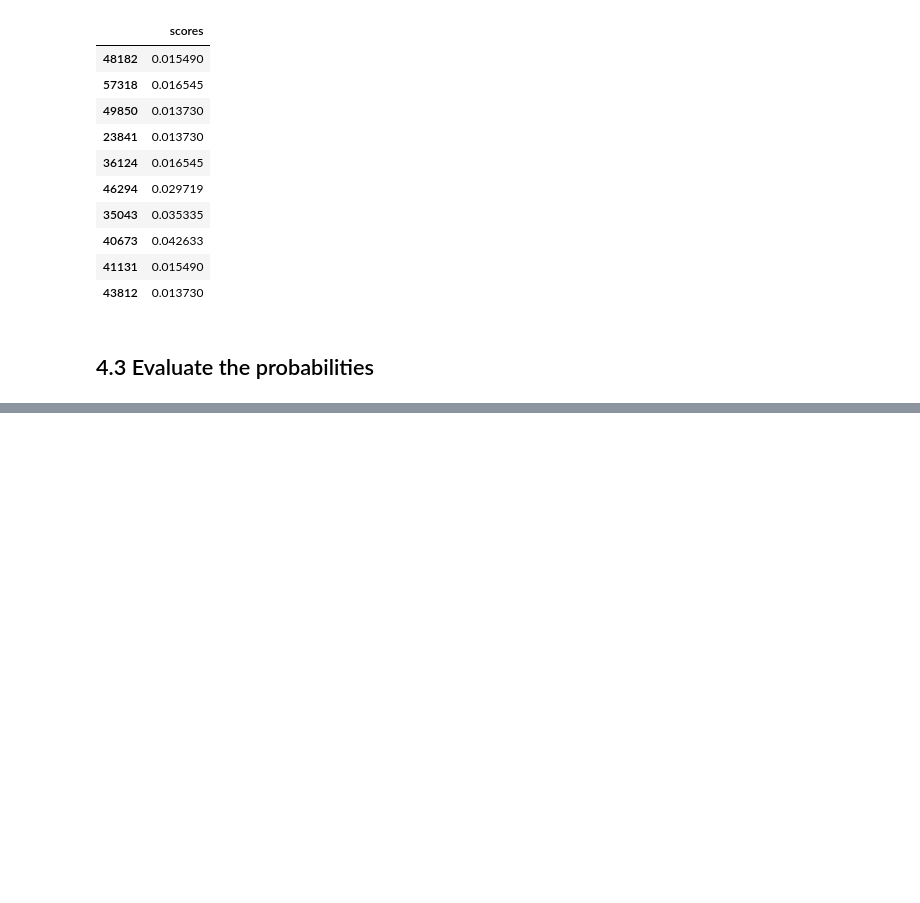
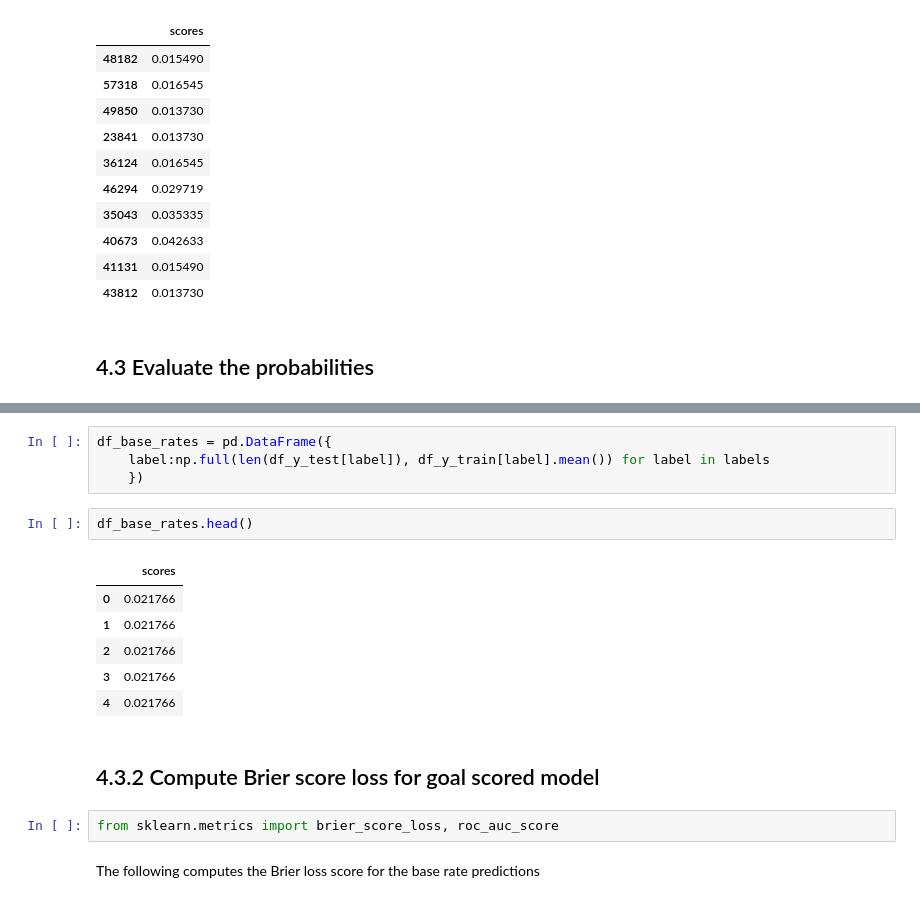
Before and after one commit to sotoblanco/FriendsOfTracking, a Jupyter notebook: notebooks/VAEP_3.ipynb, the cells around one changed output, grey strips where cells are left out. Drawn from its saved outputs; the diff is of its cells as text; blank space fills up the shorter version.

```diff
--- a/notebooks/VAEP_3.ipynb
+++ b/notebooks/VAEP_3.ipynb
@@ -328,0 +368,19 @@ df_predictions.head(10)
+# %%
+df_base_rates = pd.DataFrame({
+    label:np.full(len(df_y_test[label]), df_y_train[label].mean()) for label in labels
+    })
+# %%
+df_base_rates.head()
+# %% [output]
+|  | scores |
+| 0 | 0.021766 |
+| 1 | 0.021766 |
+| 2 | 0.021766 |
+| 3 | 0.021766 |
+| 4 | 0.021766 |
+# %% [markdown]
+## 4.3.2 Compute Brier score loss for goal scored model
+# %%
+from sklearn.metrics import brier_score_loss, roc_auc_score
+# %% [markdown]
+The following computes the Brier loss score for the base rate predictions
```
Also changed, not shown: parts of 15 cells of this notebook.
